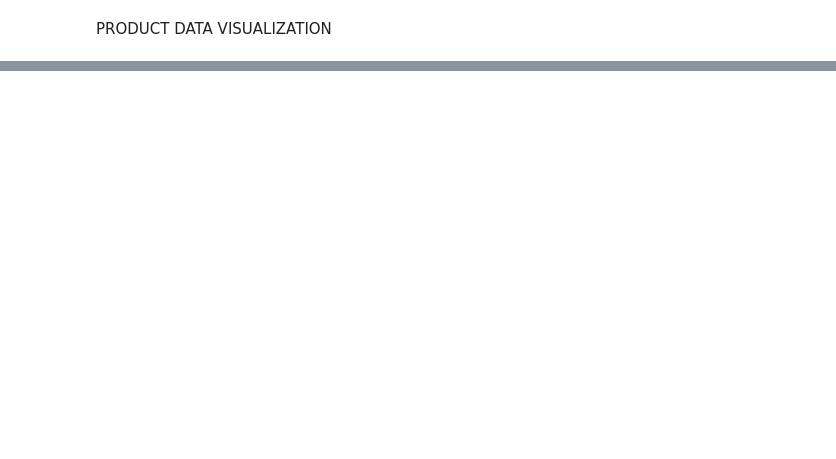
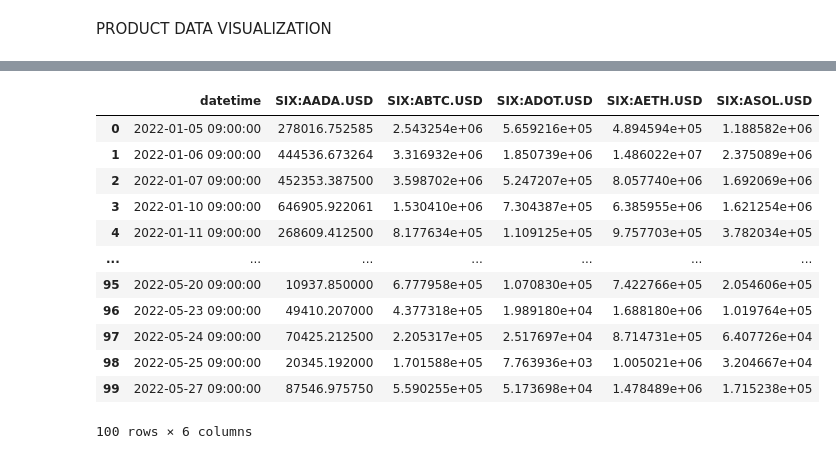
Before and after one commit to RebellionL/tvdatafeed, a Jupyter notebook: tv.ipynb, the cells around one changed output, grey strips where cells are left out. Drawn from its saved outputs; the diff is of its cells as text; code cells hidden in the pictures; blank space fills up the shorter version.

```diff
--- a/tv.ipynb
+++ b/tv.ipynb
@@ -935,0 +979,29 @@ fig_combined.show()
+# %%
+#21Shares Six
+Shares21_six = pd.concat([pd_21SHARES_SIX_ADA, pd_21SHARES_SIX_BTC, pd_21SHARES_SIX_DOT, pd_21SHARES_SIX_ETH, pd_21SHARES_SIX_SOL])
+
+#21Shares Six Pivot
+pivot_Shares21_six = (
+    Shares21_six.pivot_table(index=['datetime'],
+                   columns='symbol',
+                   values='turnover',
+                   aggfunc='first')
+        .rename_axis(columns=None)
+        .reset_index()
+        .fillna(0)
+)
+pivot_Shares21_six
+# %% [output]
+|  | datetime | SIX:AADA.USD | SIX:ABTC.USD | SIX:ADOT.USD | SIX:AETH.USD | SIX:ASOL.USD |
+| 0 | 2022-01-05 09:00:00 | 278016.752585 | 2.543254e+06 | 5.659216e+05 | 4.894594e+05 | 1.188582e+06 |
+| 1 | 2022-01-06 09:00:00 | 444536.673264 | 3.316932e+06 | 1.850739e+06 | 1.486022e+07 | 2.375089e+06 |
+| 2 | 2022-01-07 09:00:00 | 452353.387500 | 3.598702e+06 | 5.247207e+05 | 8.057740e+06 | 1.692069e+06 |
+| 3 | 2022-01-10 09:00:00 | 646905.922061 | 1.530410e+06 | 7.304387e+05 | 6.385955e+06 | 1.621254e+06 |
+| 4 | 2022-01-11 09:00:00 | 268609.412500 | 8.177634e+05 | 1.109125e+05 | 9.757703e+05 | 3.782034e+05 |
+| ... | ... | ... | ... | ... | ... | ... |
+| 95 | 2022-05-20 09:00:00 | 10937.850000 | 6.777958e+05 | 1.070830e+05 | 7.422766e+05 | 2.054606e+05 |
+| 96 | 2022-05-23 09:00:00 | 49410.207000 | 4.377318e+05 | 1.989180e+04 | 1.688180e+06 | 1.019764e+05 |
+| 97 | 2022-05-24 09:00:00 | 70425.212500 | 2.205317e+05 | 2.517697e+04 | 8.714731e+05 | 6.407726e+04 |
+| 98 | 2022-05-25 09:00:00 | 20345.192000 | 1.701588e+05 | 7.763936e+03 | 1.005021e+06 | 3.204667e+04 |
+| 99 | 2022-05-27 09:00:00 | 87546.975750 | 5.590255e+05 | 5.173698e+04 | 1.478489e+06 | 1.715238e+05 |
+100 rows × 6 columns
```
Also changed, not shown: parts of 15 cells of this notebook.
